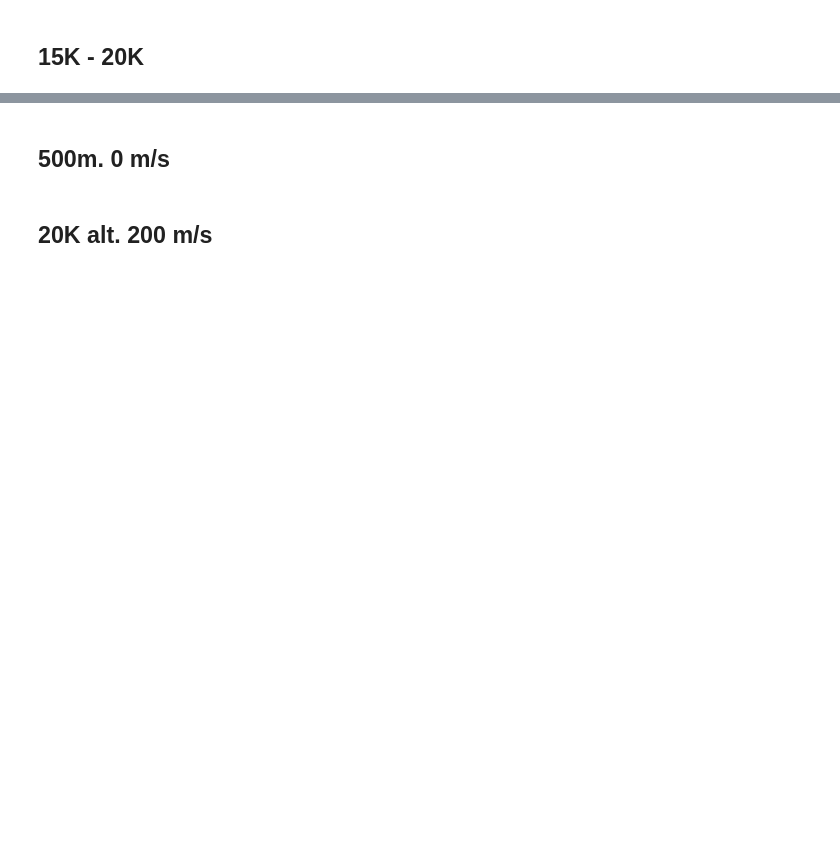
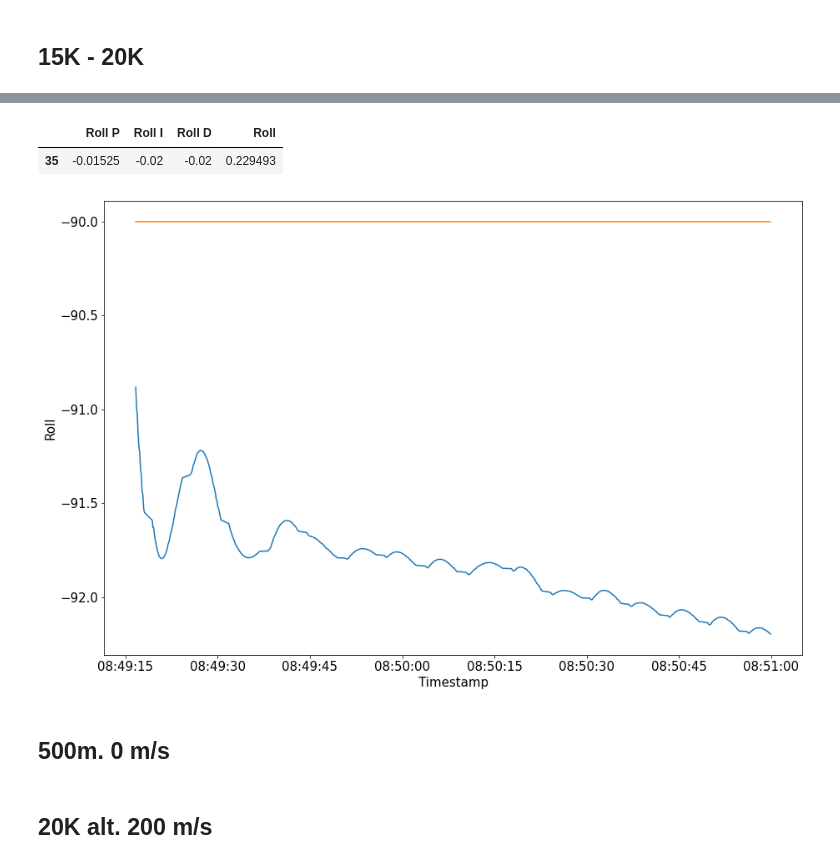
Before and after one commit to aliganbarov/KSP-MPC, a Jupyter notebook: analysis/pid_tuning/pid_tuning.ipynb, the cells around one changed output, grey strips where cells are left out. Drawn from its saved outputs; the diff is of its cells as text; code cells hidden in the pictures; blank space fills up the shorter version.

```diff
--- a/analysis/pid_tuning/pid_tuning.ipynb
+++ b/analysis/pid_tuning/pid_tuning.ipynb
@@ -80,3 +81,10 @@ coeff_10_5K
+# %%
+coeff_10_5K = get_optimal_coeff(data, 50, 3000)
+coeff_10_5K
+# %% [output]
+|  | Roll P | Roll I | Roll D | Roll |
+| 35 | -0.01525 | -0.02 | -0.02 | 0.229493 |
+[figure, added]
 # %% [markdown]
 ## 500m. 0 m/s
 # %%
```
Also changed, not shown: parts of 5 cells of this notebook, 2 other files.
